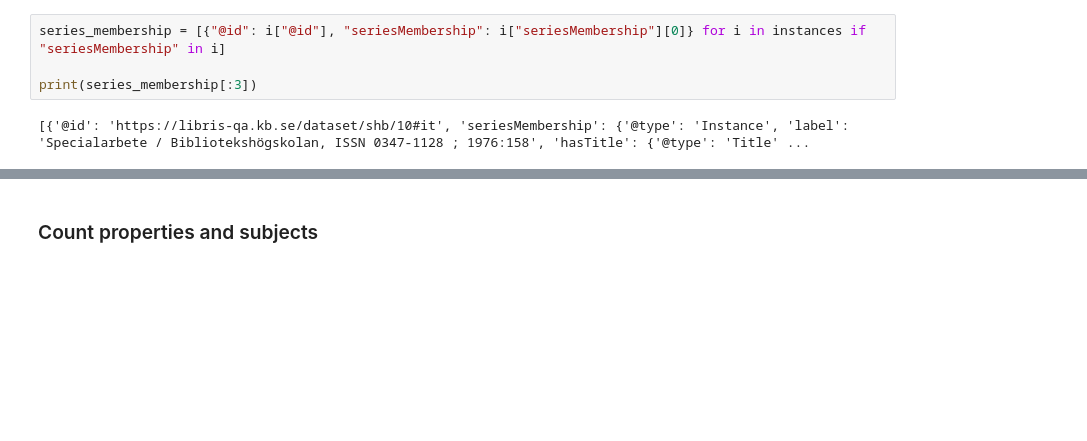
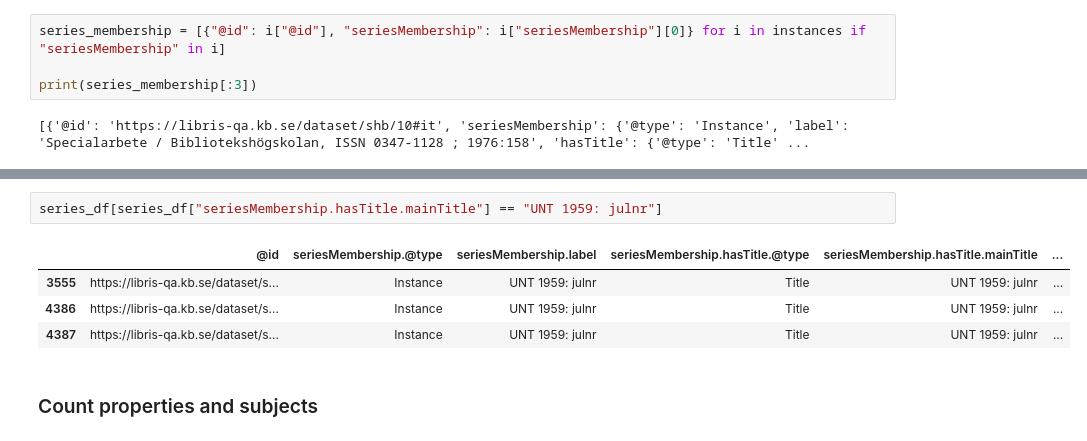
Before and after one commit to libris/librisxl, a Jupyter notebook: whelktool/scripts/dataimports/shb/analyze_shb.ipynb, the cells around one changed output, grey strips where cells are left out. Saved outputs shown, nothing was run; the diff lists cells and outputs as text; blank space fills up the shorter version.

```diff
--- a/whelktool/scripts/dataimports/shb/analyze_shb.ipynb
+++ b/whelktool/scripts/dataimports/shb/analyze_shb.ipynb
@@ -262,3 +276,10 @@ most_common_titles.head(20)
+# %%
+series_df[series_df["seriesMembership.hasTitle.mainTitle"] == "UNT 1959: julnr"]
+# %% [output]
+|  | @id | seriesMembership.@type | seriesMembership.label | seriesMembership.hasTitle.@type | seriesMembership.hasTitle.mainTitle | ... |
+| 3555 | https://libris-qa.kb.se/dataset/s... | Instance | UNT 1959: julnr | Title | UNT 1959: julnr | ... |
+| 4386 | https://libris-qa.kb.se/dataset/s... | Instance | UNT 1959: julnr | Title | UNT 1959: julnr | ... |
+| 4387 | https://libris-qa.kb.se/dataset/s... | Instance | UNT 1959: julnr | Title | UNT 1959: julnr | ... |
 # %% [markdown]
 ### Count properties and subjects
 # %% [markdown]
```
Also changed, not shown: parts of 10 cells of this notebook.
